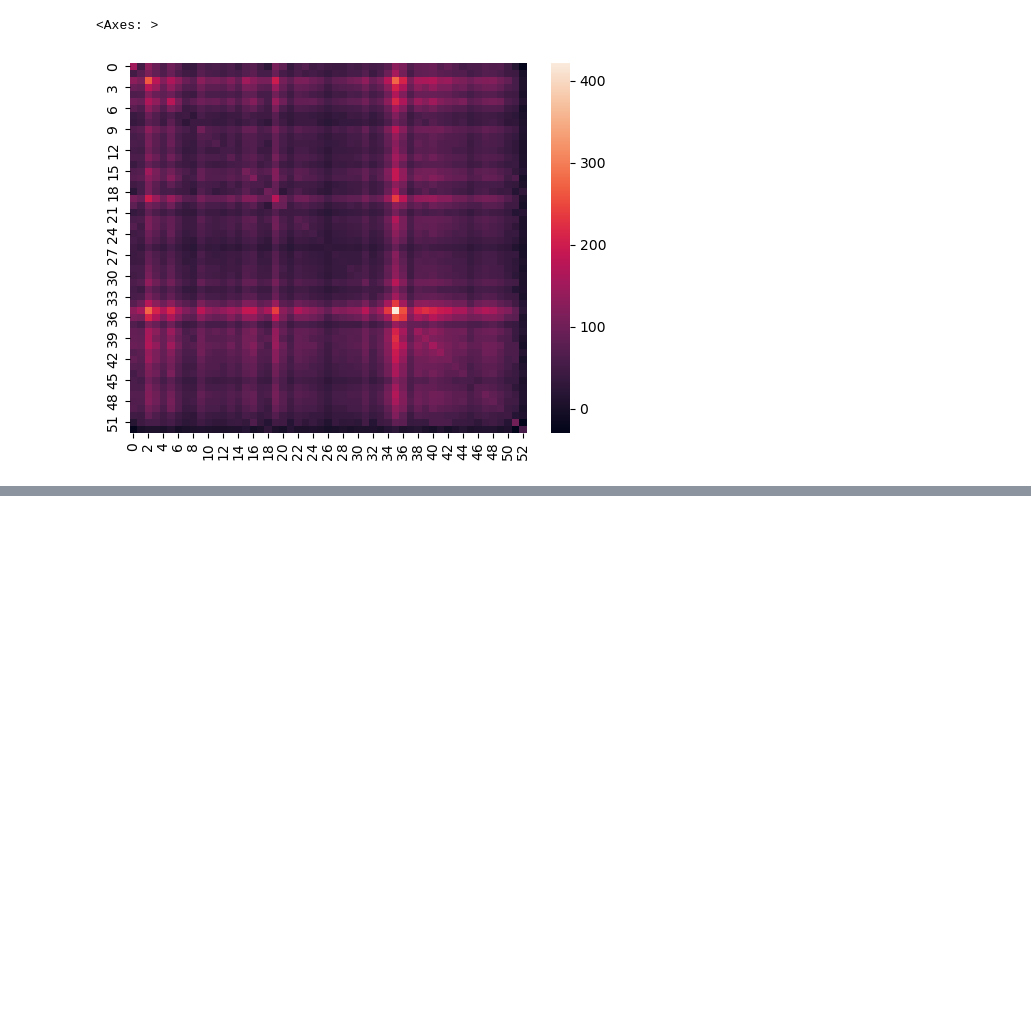
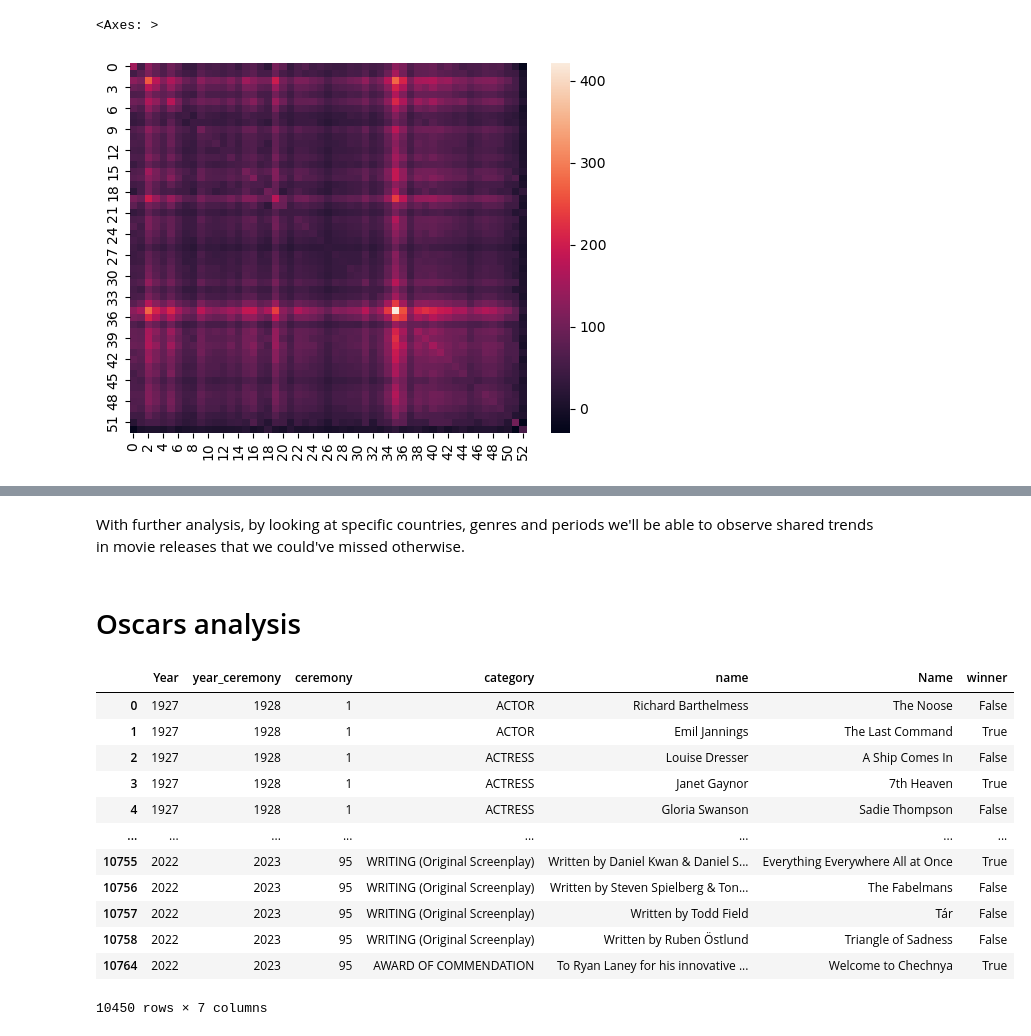
Before and after one commit to epfl-ada/ada-2023-project-deapdatadestroyers, a Jupyter notebook: data_movie_analysis_PCA.ipynb, the cells around one changed output, grey strips where cells are left out. Cells and saved outputs as stored; diff of their text form; code cells hidden in the pictures; blank space fills up the shorter version.

```diff
--- a/data_movie_analysis_PCA.ipynb
+++ b/data_movie_analysis_PCA.ipynb
@@ -226,0 +187,22 @@ plt.show()
+# %% [markdown]
+With further analysis, by looking at specific countries, genres and periods we'll be able to observe shared trends in movie releases that we could've missed otherwise.
+# %% [markdown]
+# Oscars analysis
+# %%
+#load oscar reward dataset
+df_oscar = load_oscar_winner()
+display(df_oscar)
+# %% [output]
+|  | Year | year_ceremony | ceremony | category | name | Name | winner |
+| 0 | 1927 | 1928 | 1 | ACTOR | Richard Barthelmess | The Noose | False |
+| 1 | 1927 | 1928 | 1 | ACTOR | Emil Jannings | The Last Command | True |
+| 2 | 1927 | 1928 | 1 | ACTRESS | Louise Dresser | A Ship Comes In | False |
+| 3 | 1927 | 1928 | 1 | ACTRESS | Janet Gaynor | 7th Heaven | True |
+| 4 | 1927 | 1928 | 1 | ACTRESS | Gloria Swanson | Sadie Thompson | False |
+| ... | ... | ... | ... | ... | ... | ... | ... |
+| 10755 | 2022 | 2023 | 95 | WRITING (Original Screenplay) | Written by Daniel Kwan & Daniel S... | Everything Everywhere All at Once | True |
+| 10756 | 2022 | 2023 | 95 | WRITING (Original Screenplay) | Written by Steven Spielberg & Ton... | The Fabelmans | False |
+| 10757 | 2022 | 2023 | 95 | WRITING (Original Screenplay) | Written by Todd Field | Tár | False |
+| 10758 | 2022 | 2023 | 95 | WRITING (Original Screenplay) | Written by Ruben Östlund | Triangle of Sadness | False |
+| 10764 | 2022 | 2023 | 95 | AWARD OF COMMENDATION | To Ryan Laney for his innovative ... | Welcome to Chechnya | True |
+10450 rows × 7 columns
```
Also changed, not shown: parts of 17 cells of this notebook, 1 other file.
